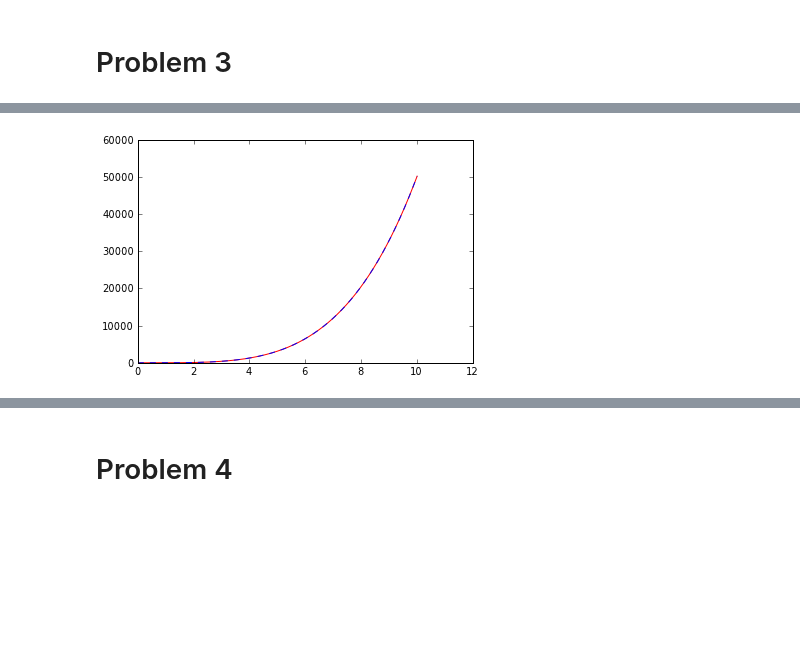
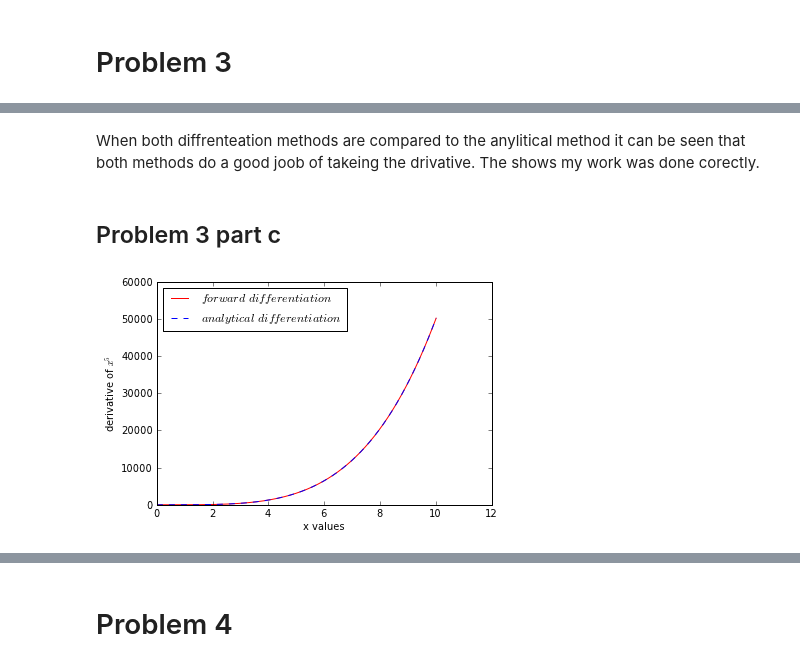
Before and after one commit to mmille60/PHYS202-SP2013, a Jupyter notebook: Week4/InterpAndDiffEx3.ipynb, the cells around one changed output, grey strips where cells are left out. Saved outputs shown, nothing was run; the diff lists cells and outputs as text; code cells hidden in the pictures; blank space fills up the shorter version.

```diff
--- a/Week4/InterpAndDiffEx3.ipynb
+++ b/Week4/InterpAndDiffEx3.ipynb
@@ -54,11 +128,12 @@ Problem 3
 # %%
-import numpy as np
+#creating a function to take a derivative
 def finiteDifference(x,y):
-    """returns the derivative of y with respect to x"""
+    """returns the derivative of y with respect to x forward differentiation"""
+    import numpy as np
     dy = diff(y) #y(n+1)-y(n)
     dx = diff(x)
     dydx1 =zeros(y.shape,float)
     dydx1[:-1] = dy/dx
-    dydx1[-1] = (y[-1] -y[-2])/(x[-1] - x[-2])
+    dydx1[-1] = (y[-1] -y[-2])/(x[-1] - x[-2])#diferintionation method
     return dydx1
 # %%
@@ -85,8 +189,20 @@ print f
+# %% [markdown]
+When both diffrenteation methods are compared to the anylitical method it can be seen that both methods do a good joob of takeing the drivative. The shows my work was done corectly.
+# %% [markdown]
+Problem 3 part c
+----
 # %%
+x = arange(0,10.01,0.001)
+y= x**5
+z=finiteDifference(x,y)
 dydxExact=5*x**4
-plot(x,z,color="r")
-plot(x,dydxExact,linestyle ="--")
+legend(loc="upper left")#creats look of plot
+xlabel("x values")
+ylabel("derivative of $x^5$")
+plot(x,z,color="r",label="$forward$ $differentiation$")
+plot(x,dydxExact,linestyle ="--",label="$analytical$ $differentiation$")
+legend(loc="upper left")
 show()
 #shows diffrence between numaric and analitical difretiation
 # %% [output]
-[figure, old version]
+[figure, new version]
```
Also changed, not shown: parts of 39 cells of this notebook, 1 other file.
